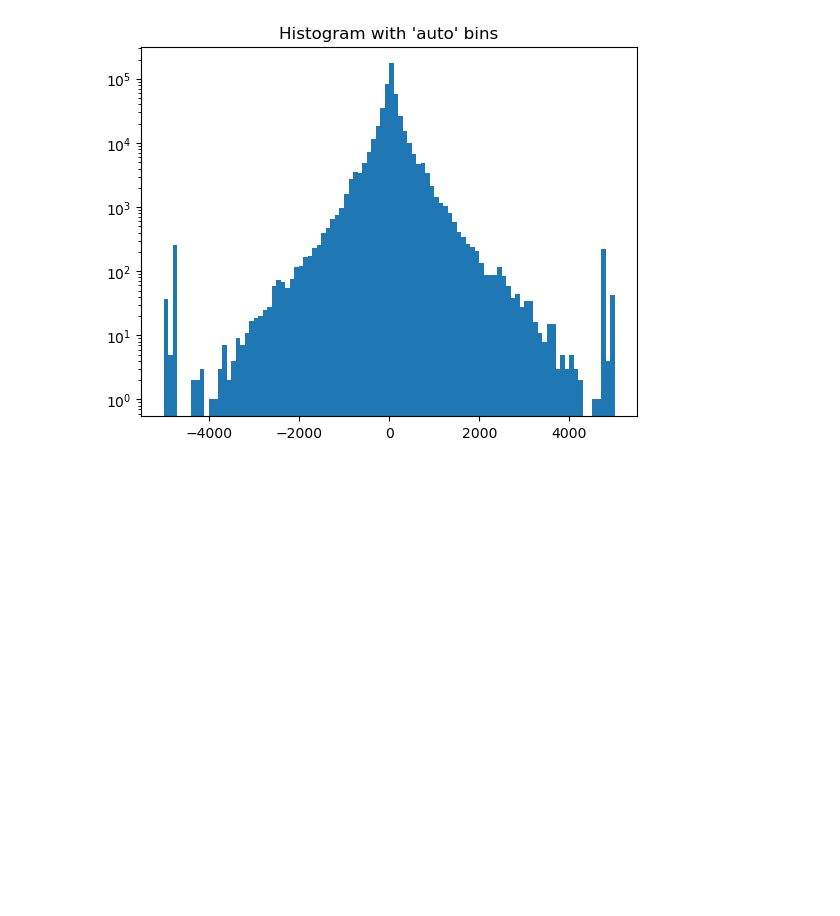
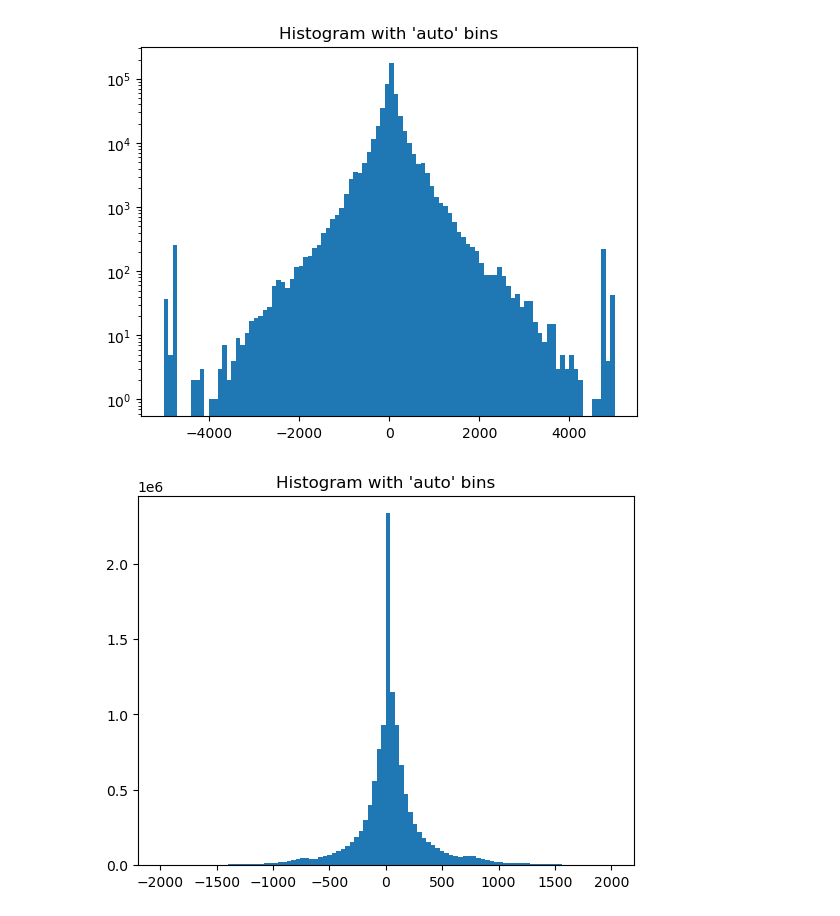
Before and after one commit to msaad02/final-project-ai-ml, a Jupyter notebook: final/distributionEvals.ipynb, the cells around one changed output. Drawn from its saved outputs; the diff is of its cells as text; code cells hidden in the pictures; blank space fills up the shorter version.

```diff
--- a/final/distributionEvals.ipynb
+++ b/final/distributionEvals.ipynb
@@ -5,7 +5,7 @@ import matplotlib as plt
 # %%
 df = pd.read_csv("../data/createdData/preprocessedDataset.csv", nrows = 10_000, dtype = np.byte)
 # %%
-df = pd.read_csv("../data/kaggleDataset/chessData.csv", nrows = 500_000)
+df = pd.read_csv("../data/kaggleDataset/chessData.csv")
 # %%
 def preprocess_scores(eval):
     score_dict = {
@@ -29,3 +29,12 @@ plt.title("Histogram with 'auto' bins")
 plt.show()
 # %% [output]
 [figure]
+# %%
+import matplotlib.pyplot as plt
+data = df.Evaluation.apply(preprocess_scores)  # arguments are passed to np.histogram
+
+plt.hist(data, bins=100, range=(-2000, 2000), log=False)
+plt.title("Histogram with 'auto' bins")
+plt.show()
+# %% [output]
+[figure, added]
```
Also changed, not shown: 2 other files.
